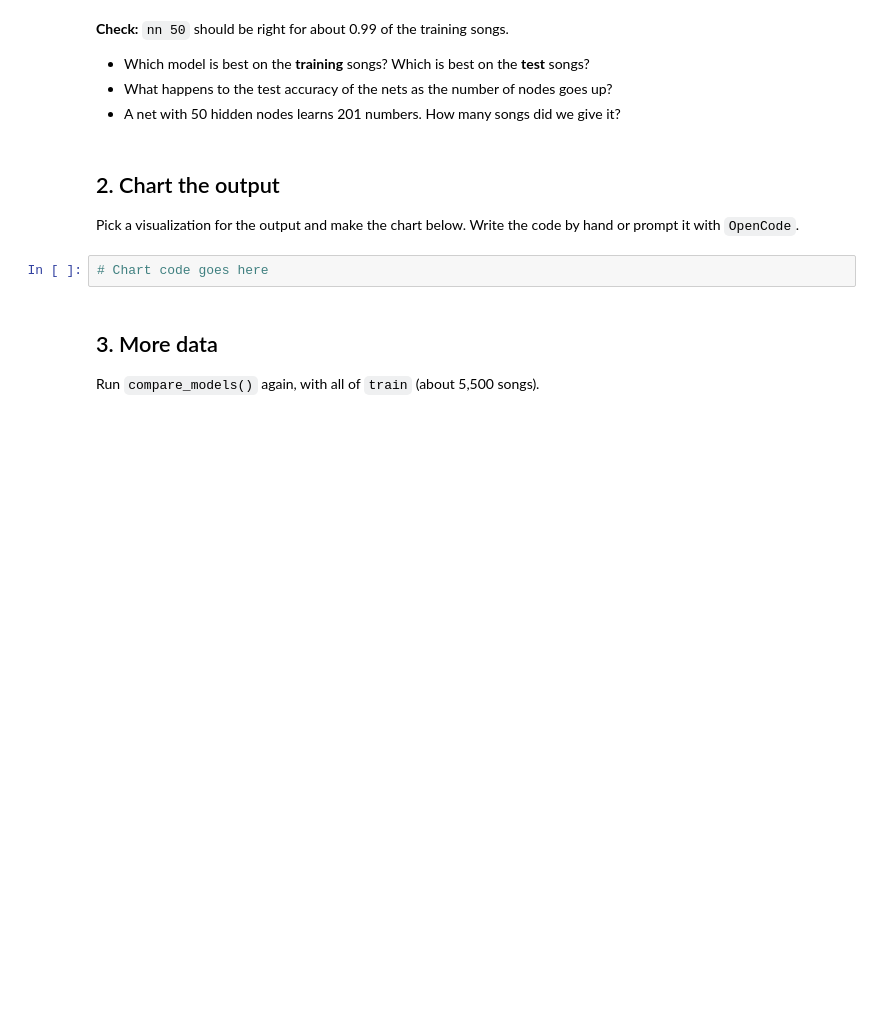
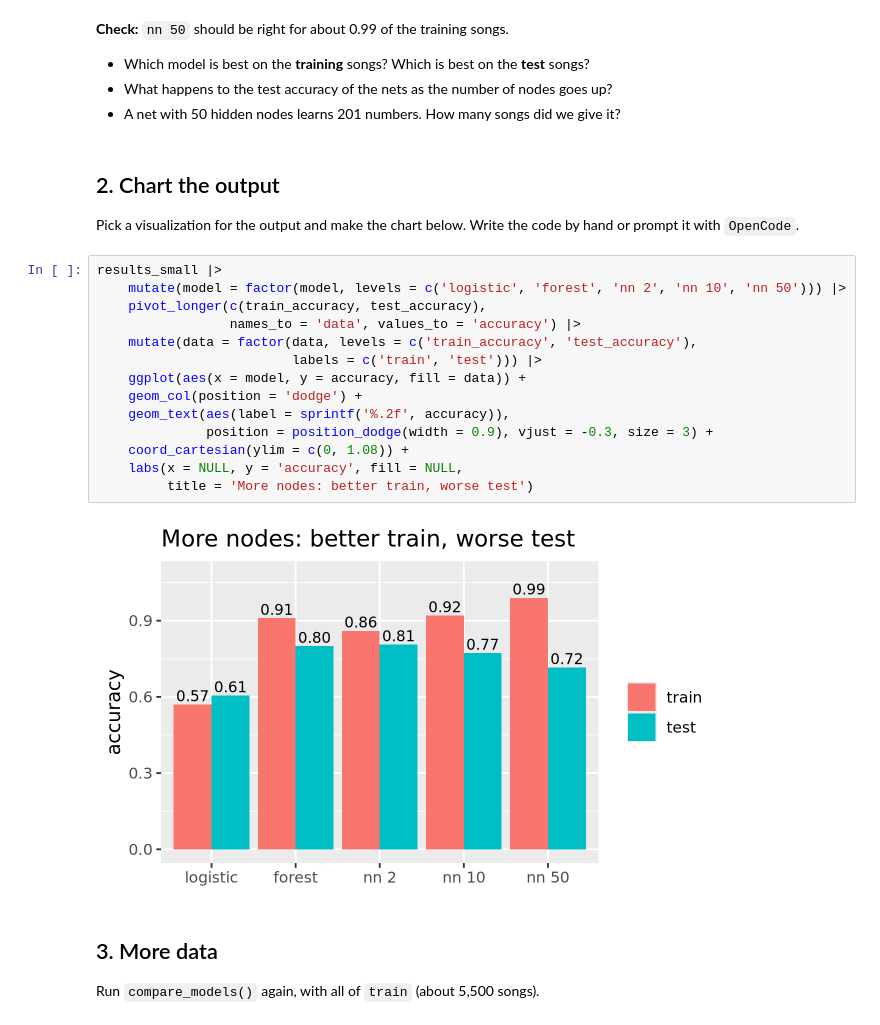
Before and after one commit to eegoettsch/codespace_9.30_512, a Jupyter notebook: exercises/16-nn-exercise.ipynb, the cells around one changed output. Saved outputs shown, nothing was run; the diff lists cells and outputs as text; blank space fills up the shorter version.

```diff
--- a/exercises/16-nn-exercise.ipynb
+++ b/exercises/16-nn-exercise.ipynb
@@ -103,7 +131,21 @@ results_small
 
 Pick a visualization for the output and make the chart below. Write the code by hand or prompt it with `OpenCode`.
 # %%
-# Chart code goes here
+results_small |>
+    mutate(model = factor(model, levels = c('logistic', 'forest', 'nn 2', 'nn 10', 'nn 50'))) |>
+    pivot_longer(c(train_accuracy, test_accuracy),
+                 names_to = 'data', values_to = 'accuracy') |>
+    mutate(data = factor(data, levels = c('train_accuracy', 'test_accuracy'),
+                         labels = c('train', 'test'))) |>
+    ggplot(aes(x = model, y = accuracy, fill = data)) +
+    geom_col(position = 'dodge') +
+    geom_text(aes(label = sprintf('%.2f', accuracy)),
+              position = position_dodge(width = 0.9), vjust = -0.3, size = 3) +
+    coord_cartesian(ylim = c(0, 1.08)) +
+    labs(x = NULL, y = 'accuracy', fill = NULL,
+         title = 'More nodes: better train, worse test')
+# %% [output]
+[figure, added]
 # %% [markdown]
 ## 3. More data
 
```
Also changed, not shown: parts of 6 cells of this notebook, 1 other file.
